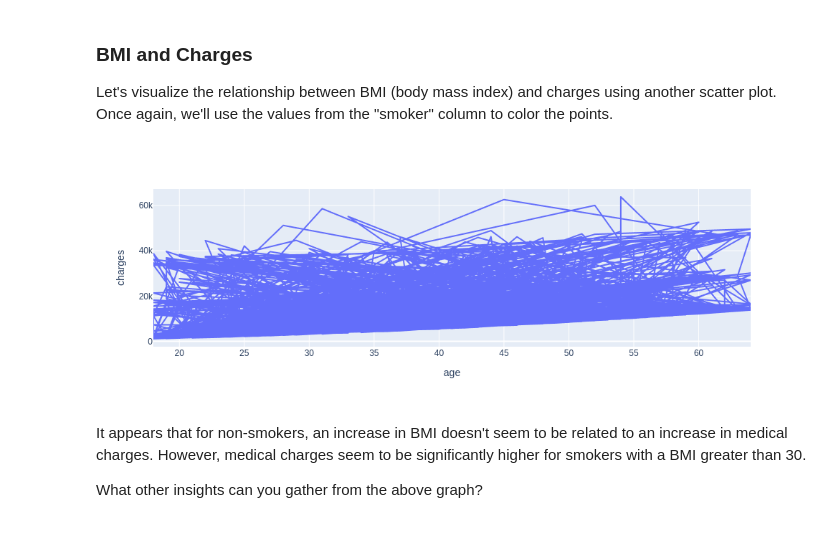
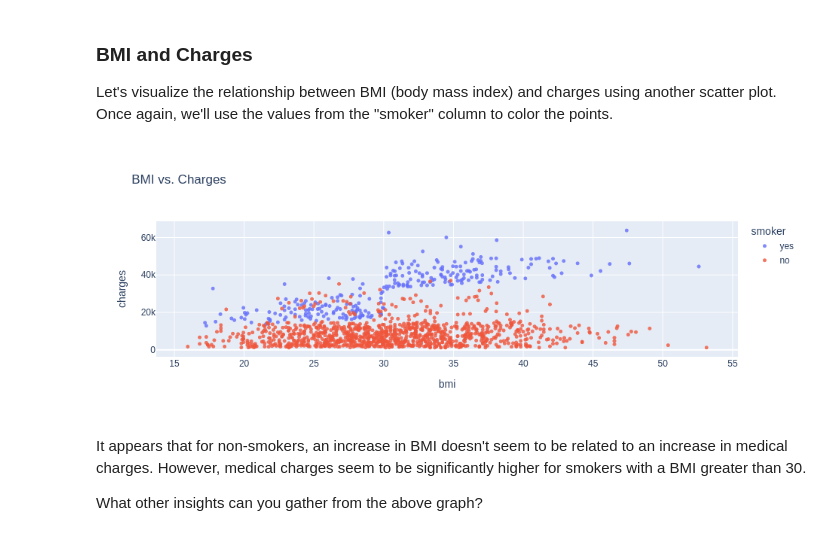
Before and after one commit to geff-ghost/notebooks, a Jupyter notebook: Machine-Learning/lesson-1-linear-regression-with-scikit-learn.ipynb, the cells around one changed output. Saved outputs shown, nothing was run; the diff lists cells and outputs as text; code cells hidden in the pictures.

```diff
--- a/Machine-Learning/lesson-1-linear-regression-with-scikit-learn.ipynb
+++ b/Machine-Learning/lesson-1-linear-regression-with-scikit-learn.ipynb
@@ -405,22 +395,16 @@ We can make the following observations from the above chart:
 Let's visualize the relationship between BMI (body mass index) and charges using another scatter plot. Once again, we'll use the values from the "smoker" column to color the points.
 # %%
 fig = px.scatter(medical_df,
-                 x='age',
+                 x='bmi',
                  y='charges',
                  color='smoker',
                  opacity=0.8,
                  hover_data=['sex'],
                  title='BMI vs. Charges')
 fig.update_traces(marker_size=5)
-
-fig = px.line(
-    medical_df,
-    x='age',
-    y='charges'
-)
 fig.show()
 # %% [output]
-[figure, old version]
+[figure, new version]
 # %% [markdown]
 It appears that for non-smokers, an increase in BMI doesn't seem to be related to an increase in medical charges. However, medical charges seem to be significantly higher for smokers with a BMI greater than 30.
 
```
Also changed, not shown: parts of 77 cells of this notebook.
